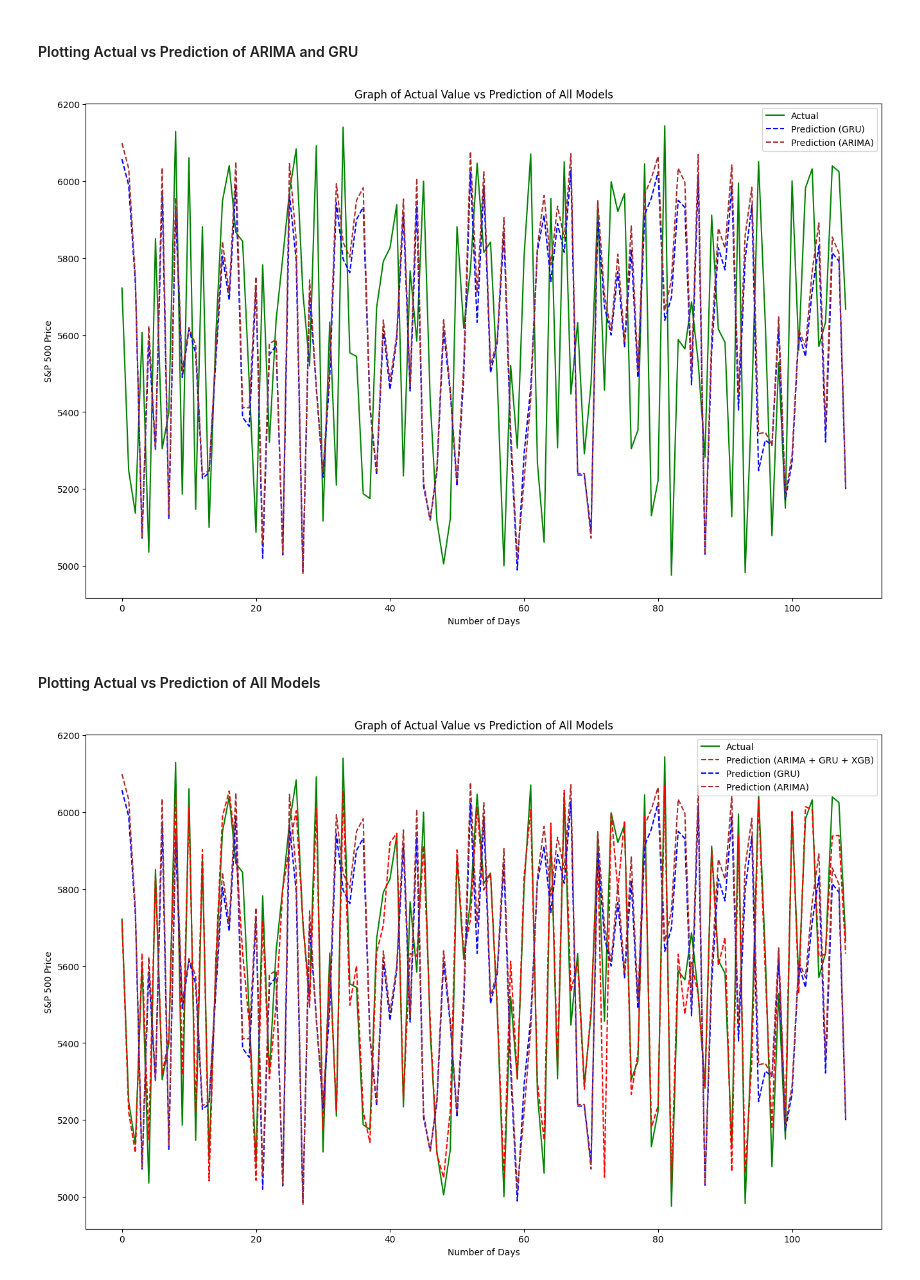
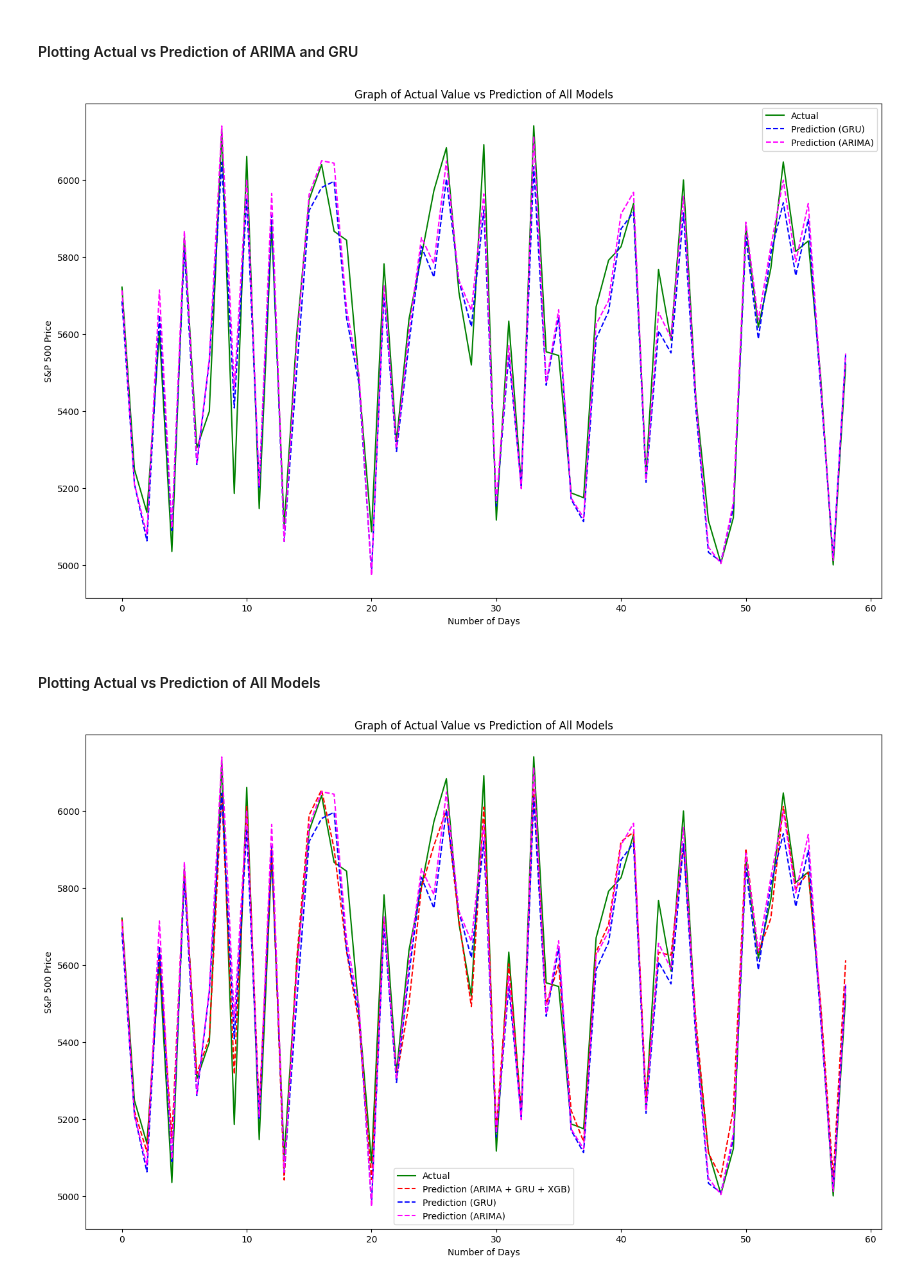
Before and after one commit to RSGzen/AML-Assignment, a Jupyter notebook: project_xgb.ipynb, the cells around one changed output. Cells and saved outputs as stored; diff of their text form; code cells hidden in the pictures.

Commit message:
Changed Prediction Graph Plot and Added Comparison Table

```diff
--- a/project_xgb.ipynb
+++ b/project_xgb.ipynb
@@ -626,8 +626,8 @@ y_train list -->
 Eliminate first row of data due to missing first row prediction after combining via XGBoost
 """
 
-gru_pred_lst = np.array(X_train[1:, 0]) - np.array(X_train[1:, 2])
-arima_pred_lst = np.array(X_train[1:, 0]) - np.array(X_train[1:, 1])
+gru_pred_lst = np.array(X_test[:, 0]) - np.array(X_test[:, 2])
+arima_pred_lst = np.array(X_test[:, 0]) - np.array(X_test[:, 1])
 # %%
 print(f"Length of GRU prediction: {len(gru_pred_lst)}\n")
 
@@ -667,5 +702,7 @@ print(y_test[:5])
 # %% [markdown]
 #### Plotting Actual vs Prediction of XGBoost Only
+# %%
+num_points_to_see = 50
 # %%
 fig = plt.figure(figsize=(16, 10))
 
@@ -685,10 +722,10 @@ plt.show()
 # %%
 fig = plt.figure(figsize=(16, 10))
 
-plt.plot(y_test, label="Actual", color='green')
+plt.plot(new_y_test[:-num_points_to_see], label="Actual", color='green')
 
-plt.plot(gru_pred_lst[:len(y_test)], label="Prediction (GRU)", linestyle='dashed', color='blue')
-plt.plot(arima_pred_lst[:len(y_test)], label="Prediction (ARIMA)", linestyle='dashed', color='brown')
+plt.plot(gru_pred_lst[:-num_points_to_see], label="Prediction (GRU)", linestyle='dashed', color='blue')
+plt.plot(arima_pred_lst[:-num_points_to_see], label="Prediction (ARIMA)", linestyle='dashed', color='magenta')
 
 plt.title("Graph of Actual Value vs Prediction of All Models")
 plt.xlabel("Number of Days")
@@ -697,23 +734,23 @@ plt.ylabel("S&P 500 Price")
 plt.legend()
 plt.show()
 # %% [output]
-[figure, old version]
+[figure, new version]
 # %% [markdown]
 #### Plotting Actual vs Prediction of All Models
 # %%
 fig = plt.figure(figsize=(16, 10))
 
-plt.plot(y_test, label="Actual", color='green')
-plt.plot(y_pred, label="Prediction (ARIMA + GRU + XGB)", linestyle='dashed', color='red')
+plt.plot(new_y_test[:-num_points_to_see], label="Actual", color='green')
+plt.plot(y_pred[:-num_points_to_see], label="Prediction (ARIMA + GRU + XGB)", linestyle='dashed', color='red')
 
-plt.plot(gru_pred_lst[:len(y_test)], label="Prediction (GRU)", linestyle='dashed', color='blue')
-plt.plot(arima_pred_lst[:len(y_test)], label="Prediction (ARIMA)", linestyle='dashed', color='brown')
+plt.plot(gru_pred_lst[:-num_points_to_see], label="Prediction (GRU)", linestyle='dashed', color='blue')
+plt.plot(arima_pred_lst[:-num_points_to_see], label="Prediction (ARIMA)", linestyle='dashed', color='magenta')
 
 plt.title("Graph of Actual Value vs Prediction of All Models")
 plt.xlabel("Number of Days")
 plt.ylabel("S&P 500 Price")
 
 plt.legend()
 plt.show()
 # %% [output]
-[figure, old version]
+[figure, new version]
```
Also changed, not shown: parts of 10 cells of this notebook.
